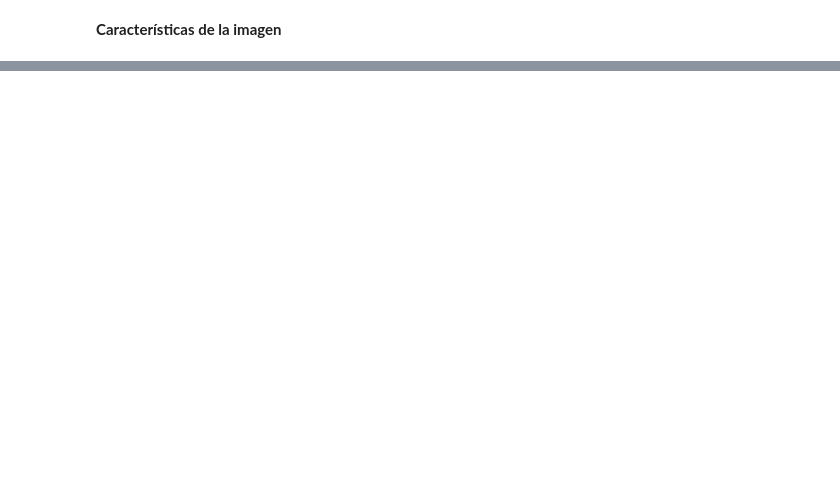
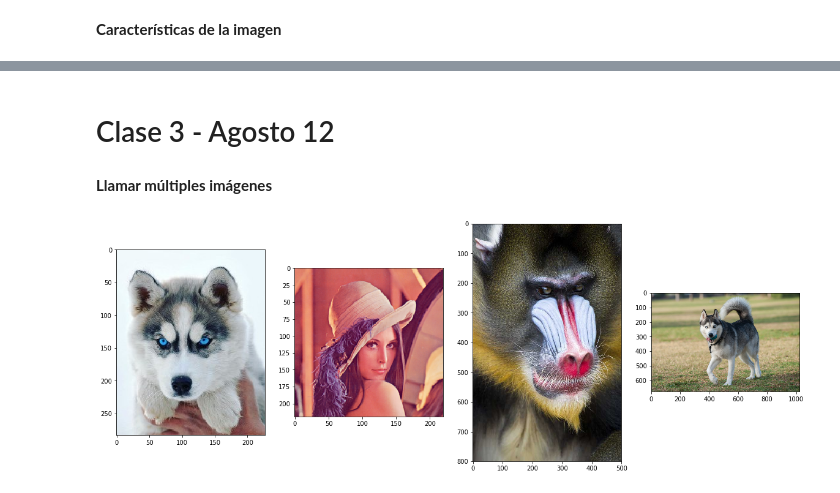
Before and after one commit to Telury/primagen, a Jupyter notebook: ejemplo.ipynb, the cells around one changed output, grey strips where cells are left out. Drawn from its saved outputs; the diff is of its cells as text; code cells hidden in the pictures; blank space fills up the shorter version.

```diff
--- a/ejemplo.ipynb
+++ b/ejemplo.ipynb
@@ -236,0 +191,24 @@ type uint8
+# %% [markdown]
+# Clase 3 - Agosto 12
+# %% [markdown]
+**Llamar múltiples imágenes**
+# %%
+images = [] # Crea un vector para meter datos
+IMAGE_DIRECTORY='/content/drive/My Drive/13 - Trece semestre/Procesamiento de imagen/Prueba/'
+
+# Inicio de función
+def get_image(image_path): # image_path recibe la ruta donde está la imagen
+  image = cv2.imread(image_path)
+  image = cv2.cvtColor(image, cv2.COLOR_BGR2RGB)
+  return image
+
+for file in os.listdir(IMAGE_DIRECTORY):
+  if not file.startswith('.'):
+    images.append(get_image(os.path.join(IMAGE_DIRECTORY, file)))
+
+plt.figure(figsize=(20, 10))
+for i in range(len(images)):
+  plt.subplot(1,len(images),i+1)
+  plt.imshow(images[i])
+# %% [output]
+[figure, added]
```
Also changed, not shown: parts of 18 cells of this notebook.
